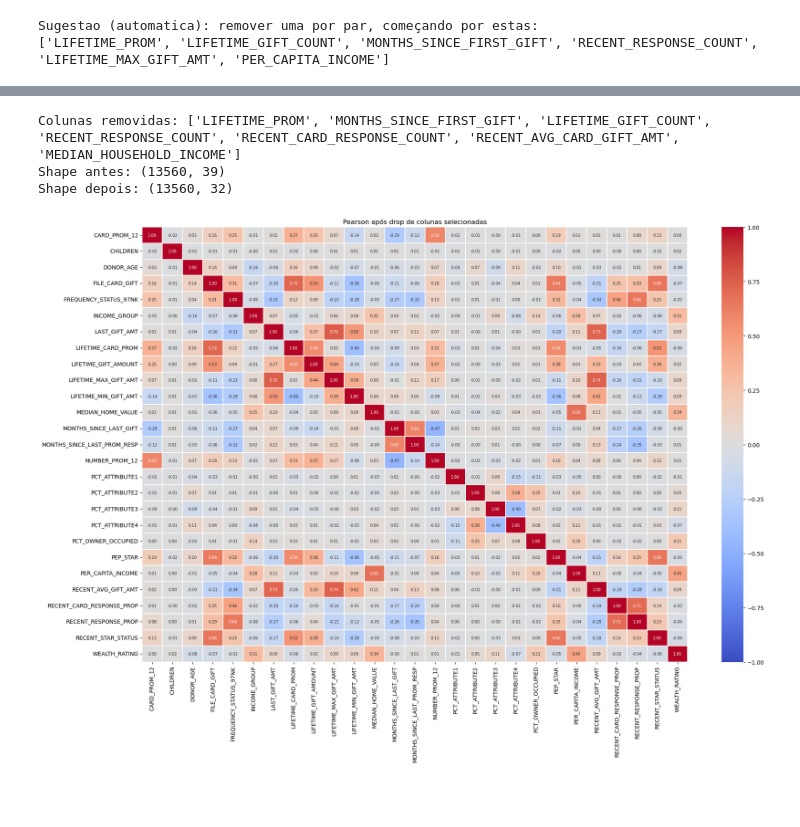
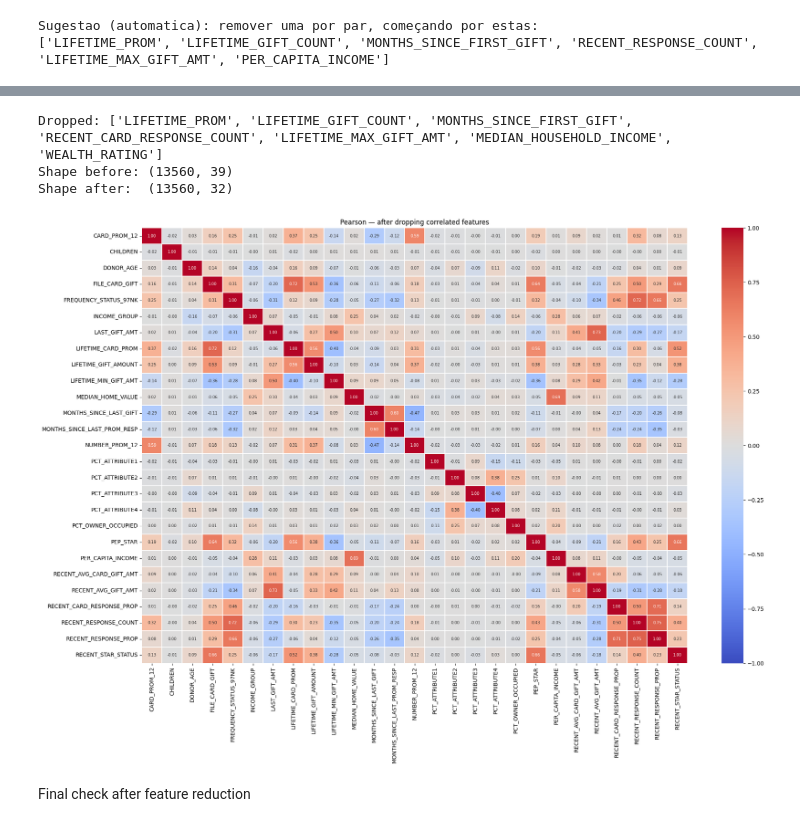
Before and after one commit to iddadobroc/DSML_Group11_Clustering, a Jupyter notebook: DSML_Group11.ipynb, the cells around one changed output, grey strips where cells are left out. Cells and saved outputs as stored; diff of their text form; code cells hidden in the pictures; blank space fills up the shorter version.

```diff
--- a/DSML_Group11.ipynb
+++ b/DSML_Group11.ipynb
@@ -553,35 +559,39 @@ Drop de 'LIFETIME_PROM', 'MONTHS_SINCE_FIRST_GIFT', 'LIFETIME_GIFT_COUNT' since
 # %%
-# Drop das variáveis escolhidas e novo Pearson
-drop_cols = ['LIFETIME_PROM', 'MONTHS_SINCE_FIRST_GIFT', 'LIFETIME_GIFT_COUNT', 'RECENT_RESPONSE_COUNT', 'RECENT_CARD_RESPONSE_COUNT', 'RECENT_AVG_CARD_GIFT_AMT', 'MEDIAN_HOUSEHOLD_INCOME']
+drop_cols = [
+    'LIFETIME_PROM',            # r=0.88 with LIFETIME_CARD_PROM
+    'LIFETIME_GIFT_COUNT',      # r=0.87 with FILE_CARD_GIFT
+    'MONTHS_SINCE_FIRST_GIFT',  # r=0.84 with LIFETIME_CARD_PROM
+    'RECENT_CARD_RESPONSE_COUNT', # r=0.79 with RECENT_RESPONSE_COUNT
+    'LIFETIME_MAX_GIFT_AMT',    # r=0.76 with LAST_GIFT_AMT
+    'MEDIAN_HOUSEHOLD_INCOME',  # r=0.75 with PER_CAPITA_INCOME
+    'WEALTH_RATING',            # pre-computed external score
+]
 
-# usa df5 se existir; caso contrário usa df2
-df_base_drop = df5.copy() if 'df5' in globals() else df2.copy()
-df6 = df_base_drop.drop(columns=drop_cols, errors='ignore')
+df_clean = df2.drop(columns=drop_cols, errors='ignore')
 
-print('Colunas removidas:', [c for c in drop_cols if c in df_base_drop.columns])
-print('Shape antes:', df_base_drop.shape)
-print('Shape depois:', df6.shape)
+print(f'Dropped: {[c for c in drop_cols if c in df2.columns]}')
+print(f'Shape before: {df2.shape}')
+print(f'Shape after:  {df_clean.shape}')
 
-# Recalcular Pearson após drop
-corr_df = df6.select_dtypes(include='number')
-pearson_corr = corr_df.corr(method='pearson')
+# Updated Pearson after feature reduction
+corr_clean = df_clean.select_dtypes(include='number').corr(method='pearson')
 
 plt.figure(figsize=(20, 14))
 sns.heatmap(
-    pearson_corr,
+    corr_clean,
     cmap='coolwarm',
     center=0,
     vmin=-1, vmax=1,
     linewidths=0.2,
     annot=True,
     fmt='.2f',
     annot_kws={'size': 7}
-    )
-plt.title('Pearson após drop de colunas selecionadas')
+)
+plt.title('Pearson — after dropping correlated features')
 plt.tight_layout()
 plt.show()
 # %% [output]
-Colunas removidas: ['LIFETIME_PROM', 'MONTHS_SINCE_FIRST_GIFT', 'LIFETIME_GIFT_COUNT', 'RECENT_RESPONSE_COUNT', 'RECENT_CARD_RESPONSE_COUNT', 'RECENT_AVG_CARD_GIFT_AMT', 'MEDIAN_HOUSEHOLD_INCOME']
-Shape antes: (13560, 39)
-Shape depois: (13560, 32)
+Dropped: ['LIFETIME_PROM', 'LIFETIME_GIFT_COUNT', 'MONTHS_SINCE_FIRST_GIFT', 'RECENT_CARD_RESPONSE_COUNT', 'LIFETIME_MAX_GIFT_AMT', 'MEDIAN_HOUSEHOLD_INCOME', 'WEALTH_RATING']
+Shape before: (13560, 39)
+Shape after:  (13560, 32)
-[figure, old version]
+[figure, new version]
@@ -590,0 +598,2 @@ df_current = df6.copy()
+# %% [markdown]
+Final check after feature reduction
```
Also changed, not shown: parts of 15 cells of this notebook.
